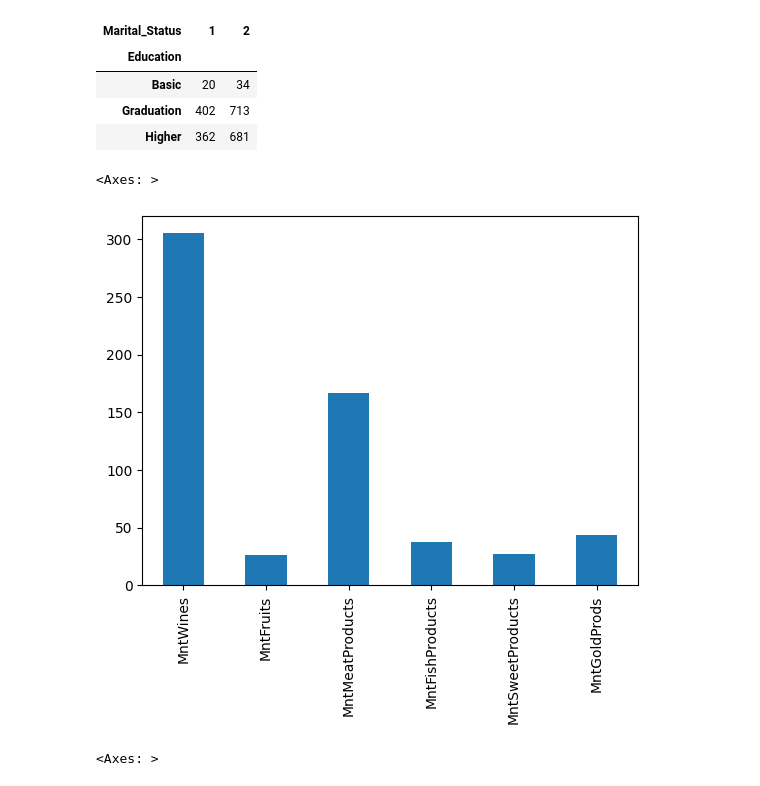
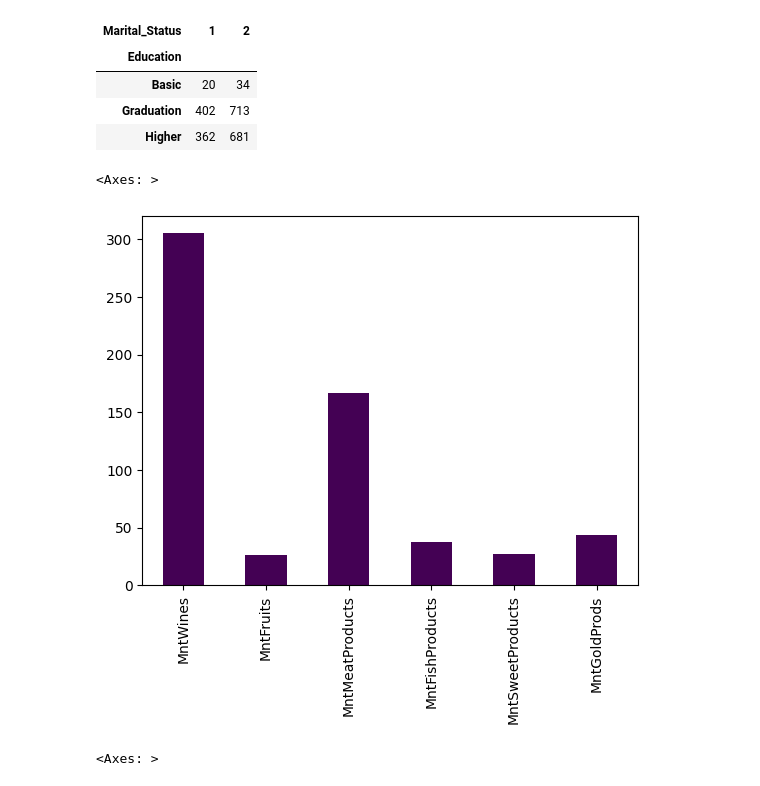
Before and after one commit to itisasmi/custometrics, a Jupyter notebook: custometrics.ipynb, the cells around one changed output. Cells and saved outputs as stored; diff of their text form; code cells hidden in the pictures.

```diff
--- a/custometrics.ipynb
+++ b/custometrics.ipynb
@@ -10,5 +18,5 @@ from sklearn.metrics import silhouette_score
 # %%
-df=pd.read_csv('C:/Users/Tina/Downloads/marketing_campaign.csv',sep='\t')
+df=pd.read_csv('/content/marketing_campaign.csv',sep='\t')
 df.head()
 # %% [output]
 |  | ID | Year_Birth | Education | Marital_Status | Income | Kidhome | Teenhome | Dt_Customer | Recency | ... |
@@ -223,11 +229,11 @@ pd.crosstab(df['Education'], df['Marital_Status'])
 | Graduation | 402 | 713 |
 | Higher | 362 | 681 |
 # %%
-spending_columns = ['MntWines', 'MntFruits', 'MntMeatProducts', 'MntFishProducts', 'MntSweetProducts', 'MntGoldProds']
-df[spending_columns].mean().plot(kind='bar')
+spending = ['MntWines', 'MntFruits', 'MntMeatProducts', 'MntFishProducts', 'MntSweetProducts', 'MntGoldProds']
+df[spending].mean().plot(kind='bar',cmap='viridis')
 # %% [output]
 <Axes: >
-[figure, old version]
+[figure, new version]
 # %%
 ndf=df.drop('Education',axis=1)
 plt.figure(figsize=(20,20))
```
Also changed, not shown: parts of 36 cells of this notebook.
